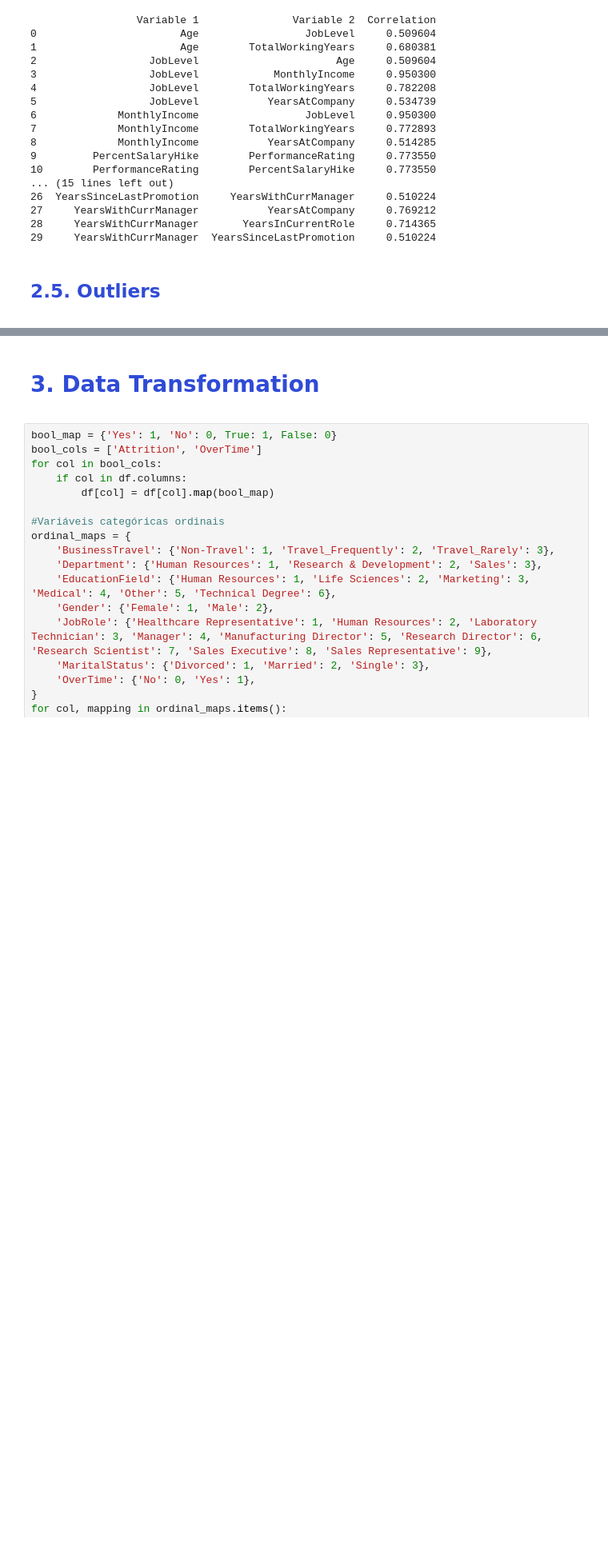
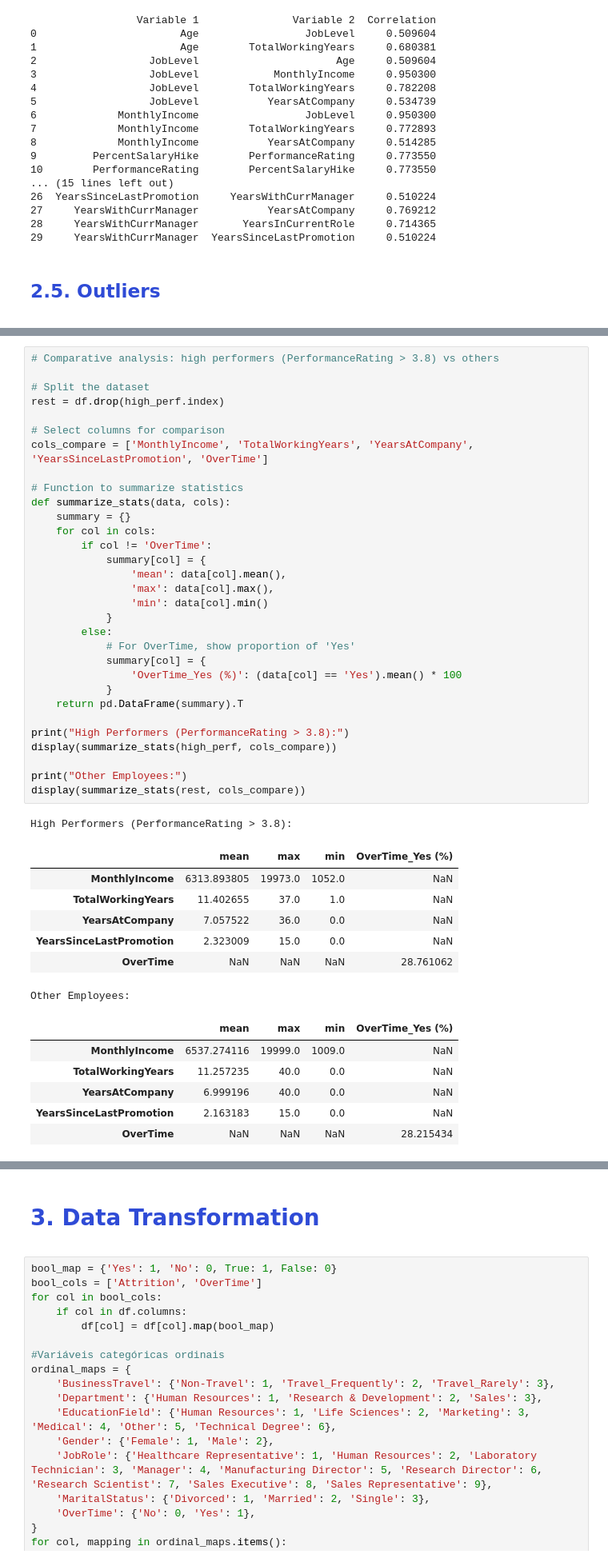
Before and after one commit to deboratcruz11/bootcamp, a Jupyter notebook: HR_Attrition.ipynb, the cells around one changed output, grey strips where cells are left out. Shown at 80% size. Drawn from its saved outputs; the diff is of its cells as text; blank space fills up the shorter version.

```diff
--- a/HR_Attrition.ipynb
+++ b/HR_Attrition.ipynb
@@ -408,0 +537,46 @@ print(strong_corr)
+# %%
+# Comparative analysis: high performers (PerformanceRating > 3.8) vs others
+
+# Split the dataset
+rest = df.drop(high_perf.index)
+
+# Select columns for comparison
+cols_compare = ['MonthlyIncome', 'TotalWorkingYears', 'YearsAtCompany', 'YearsSinceLastPromotion', 'OverTime']
+
+# Function to summarize statistics
+def summarize_stats(data, cols):
+    summary = {}
+    for col in cols:
+        if col != 'OverTime':
+            summary[col] = {
+                'mean': data[col].mean(),
+                'max': data[col].max(),
+                'min': data[col].min()
+            }
+        else:
+            # For OverTime, show proportion of 'Yes'
+            summary[col] = {
+                'OverTime_Yes (%)': (data[col] == 'Yes').mean() * 100
+            }
+    return pd.DataFrame(summary).T
+
+print("High Performers (PerformanceRating > 3.8):")
+display(summarize_stats(high_perf, cols_compare))
+
+print("Other Employees:")
+display(summarize_stats(rest, cols_compare))
+# %% [output]
+High Performers (PerformanceRating > 3.8):
+|  | mean | max | min | OverTime_Yes (%) |
+| MonthlyIncome | 6313.893805 | 19973.0 | 1052.0 | NaN |
+| TotalWorkingYears | 11.402655 | 37.0 | 1.0 | NaN |
+| YearsAtCompany | 7.057522 | 36.0 | 0.0 | NaN |
+| YearsSinceLastPromotion | 2.323009 | 15.0 | 0.0 | NaN |
+| OverTime | NaN | NaN | NaN | 28.761062 |
+Other Employees:
+|  | mean | max | min | OverTime_Yes (%) |
+| MonthlyIncome | 6537.274116 | 19999.0 | 1009.0 | NaN |
+| TotalWorkingYears | 11.257235 | 40.0 | 0.0 | NaN |
+| YearsAtCompany | 6.999196 | 40.0 | 0.0 | NaN |
+| YearsSinceLastPromotion | 2.163183 | 15.0 | 0.0 | NaN |
+| OverTime | NaN | NaN | NaN | 28.215434 |
```
Also changed, not shown: parts of 7 cells of this notebook, 1 other file.
